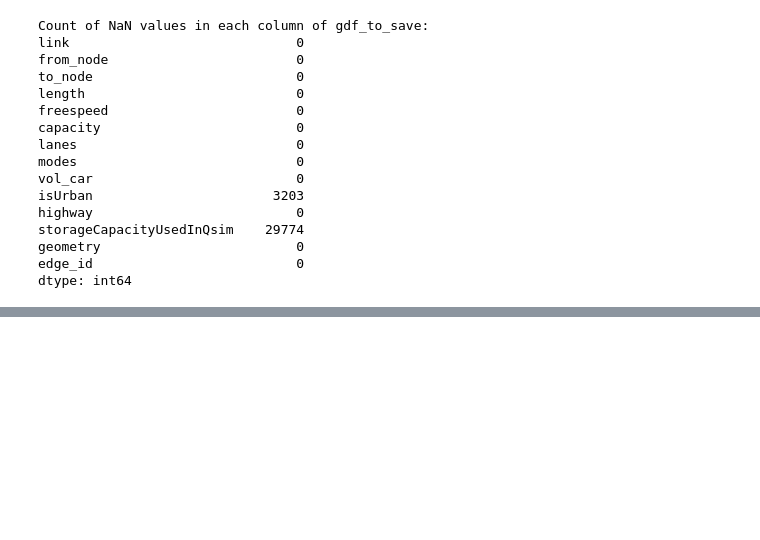
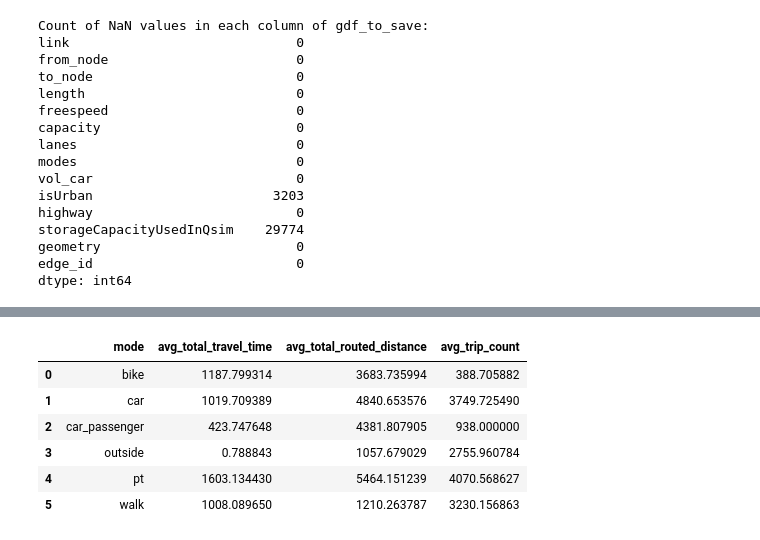
Before and after one commit to enatterer/matsim-ile-de-france, a Jupyter notebook: ile_de_france/src/main/python/process_output_of_simulations/create_base_links_pop_1pm.ipynb, the cells around one changed output, grey strips where cells are left out. Drawn from its saved outputs; the diff is of its cells as text; code cells hidden in the pictures; blank space fills up the shorter version.

```diff
--- a/ile_de_france/src/main/python/process_output_of_simulations/create_base_links_pop_1pm.ipynb
+++ b/ile_de_france/src/main/python/process_output_of_simulations/create_base_links_pop_1pm.ipynb
@@ -270 +307,11 @@ gdf_comparison_mean_to_save.to_file(result_path_comparison_mean, driver='GeoJSON
+# %%
+df_comparison_mode_stats
+# %% [output]
+|  | mode | avg_total_travel_time | avg_total_routed_distance | avg_trip_count |
+| 0 | bike | 1187.799314 | 3683.735994 | 388.705882 |
+| 1 | car | 1019.709389 | 4840.653576 | 3749.725490 |
+| 2 | car_passenger | 423.747648 | 4381.807905 | 938.000000 |
+| 3 | outside | 0.788843 | 1057.679029 | 2755.960784 |
+| 4 | pt | 1603.134430 | 5464.151239 | 4070.568627 |
+| 5 | walk | 1008.089650 | 1210.263787 | 3230.156863 |
 # %%
```
Also changed, not shown: parts of 8 cells of this notebook, 2 other files.
